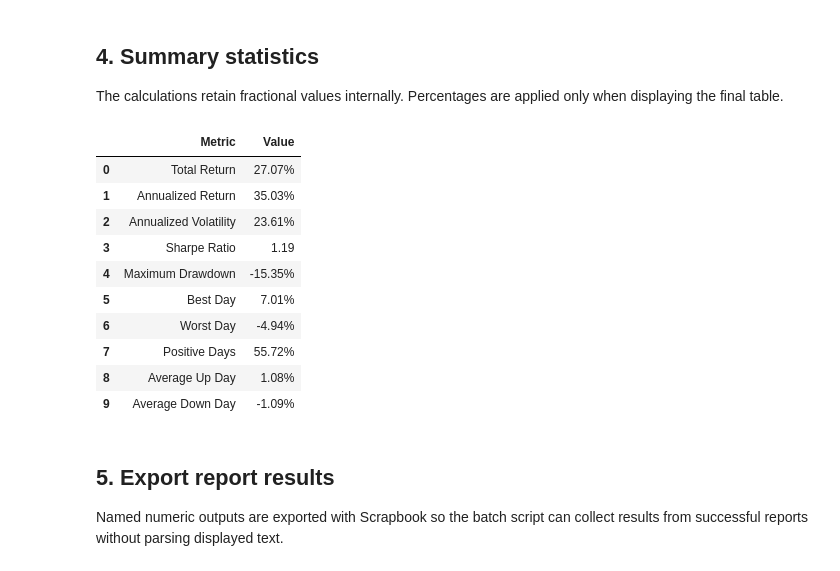
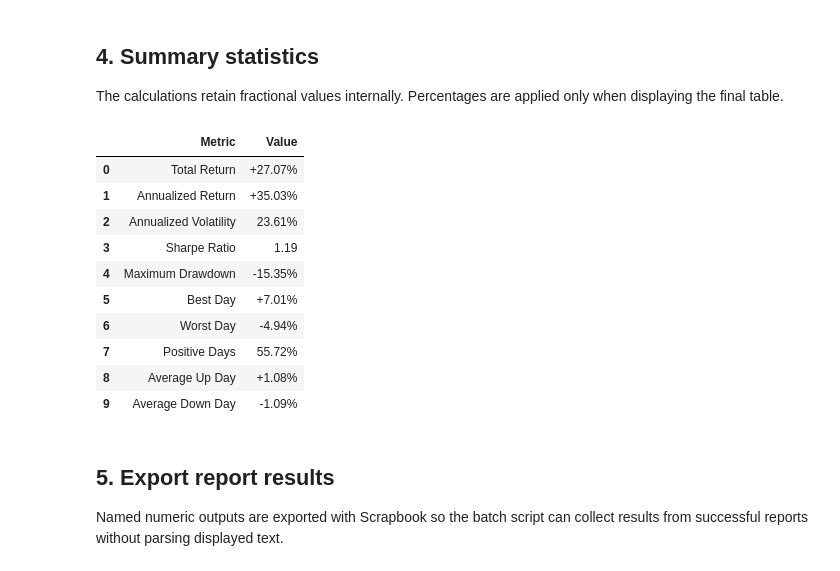
Before and after one commit to yang-guo/UCB-MFE-python-preprogram-2026-winter, a Jupyter notebook: Homeworks/HW2/Hiba_Lina_Ben_Khaddah/02_stock_report_template.ipynb, the cells around one changed output. Cells and saved outputs as stored; diff of their text form; code cells hidden in the pictures.

```diff
--- a/Homeworks/HW2/Hiba_Lina_Ben_Khaddah/02_stock_report_template.ipynb
+++ b/Homeworks/HW2/Hiba_Lina_Ben_Khaddah/02_stock_report_template.ipynb
@@ -634,42 +647,54 @@ percentage_metrics = {
     "Total Return",
     "Annualized Return",
     "Annualized Volatility",
     "Maximum Drawdown",
     "Best Day",
     "Worst Day",
     "Positive Days",
     "Average Up Day",
     "Average Down Day",
 }
 
+signed_percentage_metrics = {
+    "Total Return",
+    "Annualized Return",
+    "Maximum Drawdown",
+    "Best Day",
+    "Worst Day",
+    "Average Up Day",
+    "Average Down Day",
+}
+
 display_summary = pd.DataFrame(
     {
         "Metric": summary_metrics.index,
         "Value": [
             (
                 "N/A"
                 if pd.isna(value)
+                else f"{value:+.2%}"
+                if metric in signed_percentage_metrics
                 else f"{value:.2%}"
                 if metric in percentage_metrics
                 else f"{value:.2f}"
             )
             for metric, value in summary_metrics.items()
         ],
     }
 )
 
 display(display_summary)
 # %% [output]
 |  | Metric | Value |
-| 0 | Total Return | 27.07% |
-| 1 | Annualized Return | 35.03% |
+| 0 | Total Return | +27.07% |
+| 1 | Annualized Return | +35.03% |
 | 2 | Annualized Volatility | 23.61% |
 | 3 | Sharpe Ratio | 1.19 |
 | 4 | Maximum Drawdown | -15.35% |
-| 5 | Best Day | 7.01% |
+| 5 | Best Day | +7.01% |
 | 6 | Worst Day | -4.94% |
 | 7 | Positive Days | 55.72% |
-| 8 | Average Up Day | 1.08% |
+| 8 | Average Up Day | +1.08% |
 | 9 | Average Down Day | -1.09% |
 # %% [markdown]
 ## 5. Export report results
```
Also changed, not shown: parts of 1 cell of this notebook, 3 other files.
